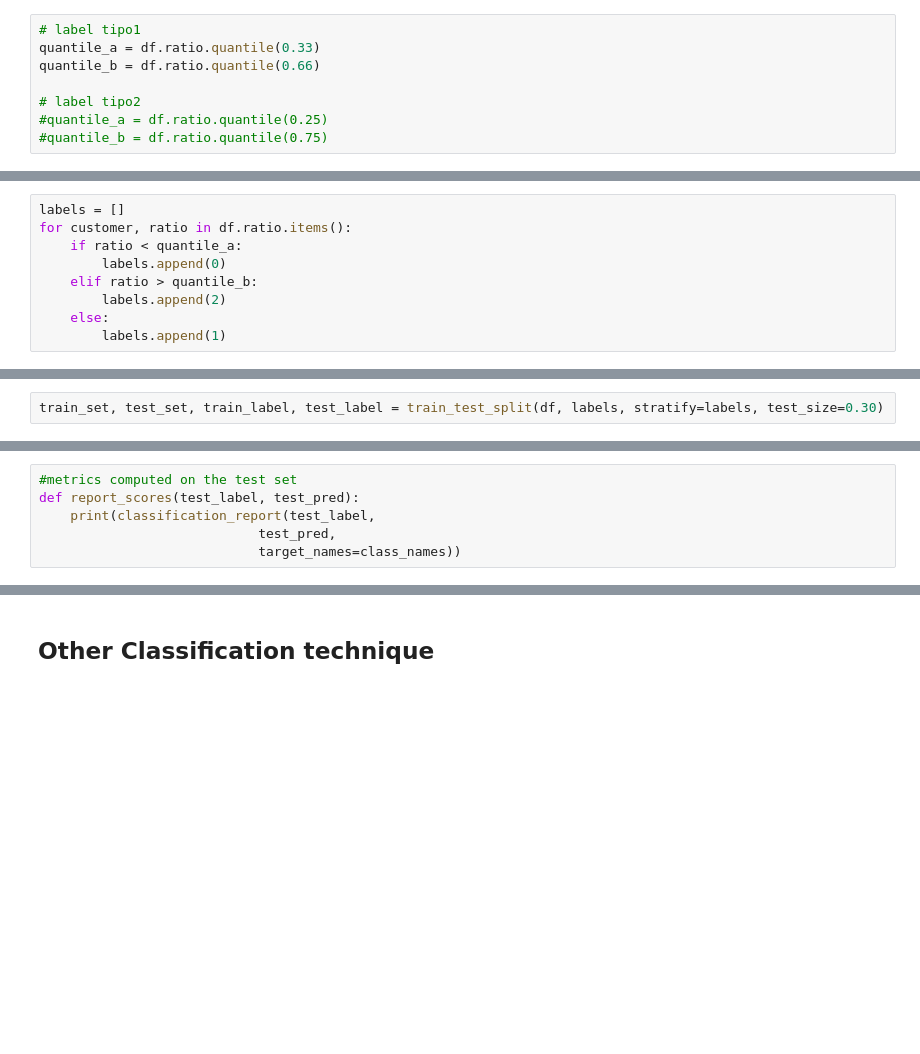
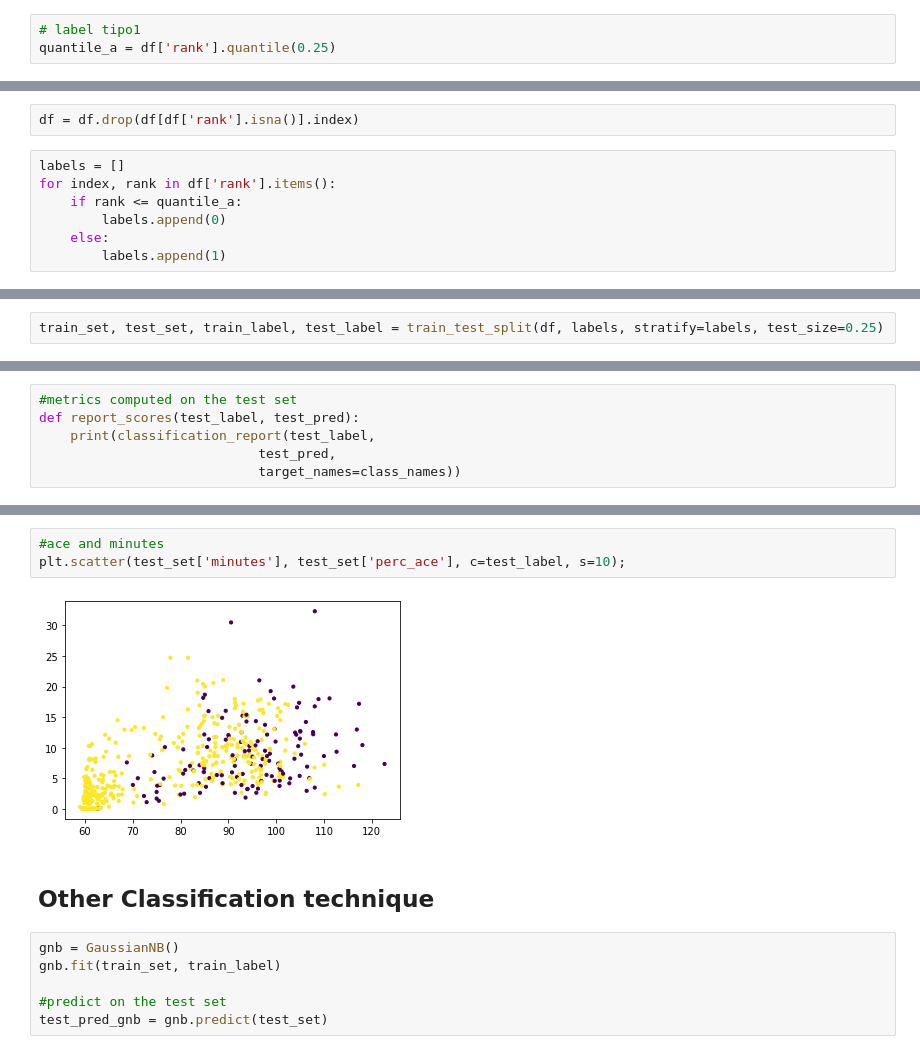
Before and after one commit to OrnelaDanushi/DM-project21, a Jupyter notebook: Task3/Classification.ipynb, the cells around one changed output, grey strips where cells are left out. Saved outputs shown, nothing was run; the diff lists cells and outputs as text; blank space fills up the shorter version.

```diff
--- a/Task3/Classification.ipynb
+++ b/Task3/Classification.ipynb
@@ -183,8 +260,3 @@ Quindi possiamo usare i percentili o i quartili
 # %%
 # label tipo1
-quantile_a = df.ratio.quantile(0.33)
-quantile_b = df.ratio.quantile(0.66)
-
-# label tipo2
-#quantile_a = df.ratio.quantile(0.25)
-#quantile_b = df.ratio.quantile(0.75)
+quantile_a = df['rank'].quantile(0.25)
@@ -191,10 +266,10 @@ quantile_b = df.ratio.quantile(0.66)
+# %%
+df = df.drop(df[df['rank'].isna()].index)
 # %%
 labels = []
-for customer, ratio in df.ratio.items():
-    if ratio < quantile_a:
+for index, rank in df['rank'].items():
+    if rank <= quantile_a:
         labels.append(0)
-    elif ratio > quantile_b:
-        labels.append(2)
     else:
         labels.append(1)
 # %%
@@ -213,2 +289,2 @@ Name: labels, dtype: int64
 # %%
-train_set, test_set, train_label, test_label = train_test_split(df, labels, stratify=labels, test_size=0.30)
+train_set, test_set, train_label, test_label = train_test_split(df, labels, stratify=labels, test_size=0.25)
@@ -332,2 +440,13 @@ plt.show()
+# %%
+#ace and minutes
+plt.scatter(test_set['minutes'], test_set['perc_ace'], c=test_label, s=10);
+# %% [output]
+[figure, added]
 # %% [markdown]
 ## Other Classification technique
+# %%
+gnb = GaussianNB()
+gnb.fit(train_set, train_label)
+
+#predict on the test set
+test_pred_gnb = gnb.predict(test_set)
```
Also changed, not shown: parts of 27 cells of this notebook.
